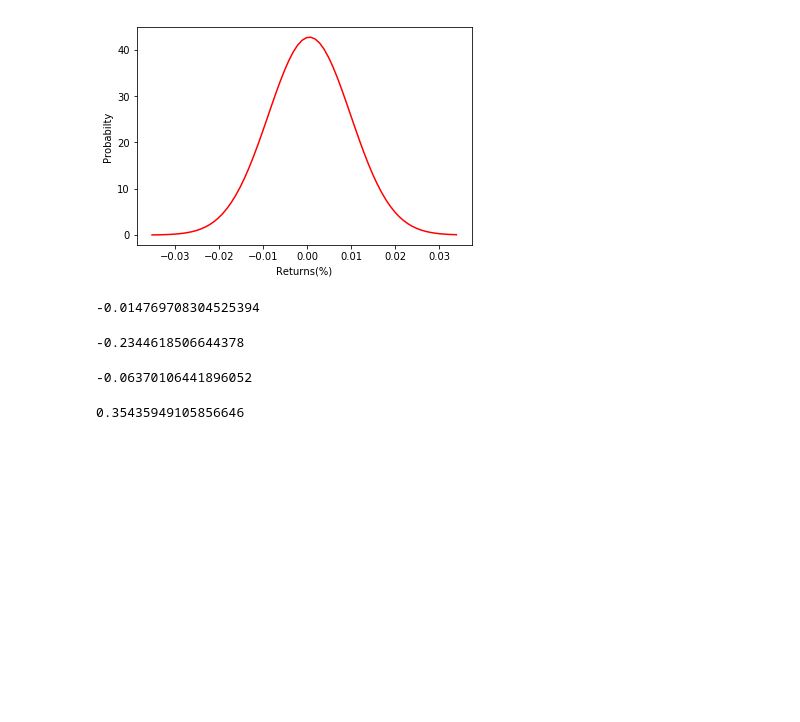
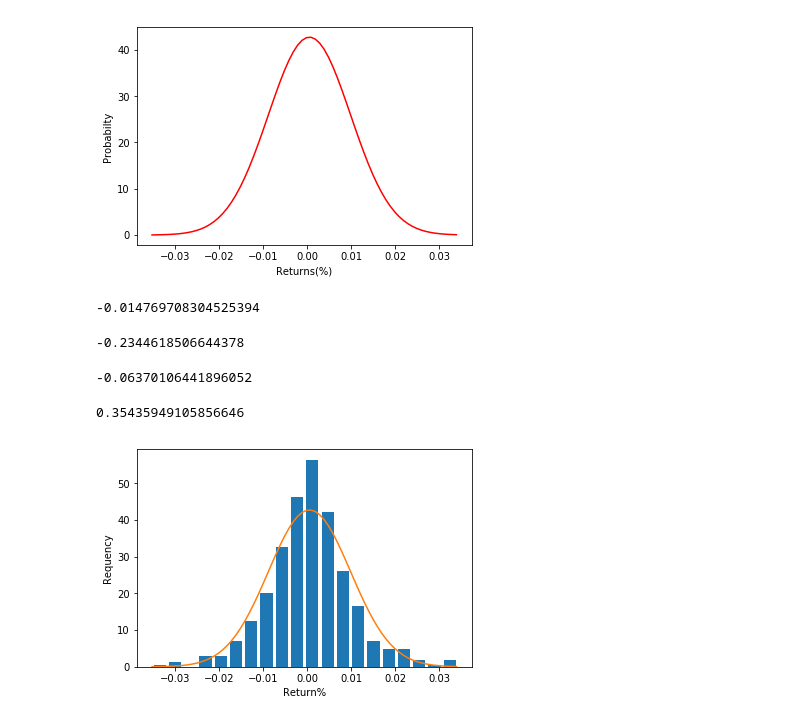
Before and after one commit to nafissaad/Tutorial1, a Jupyter notebook: Tutorial/My projects/My Portfolio/My portfolio value at risk.ipynb, the cells around one changed output. Drawn from its saved outputs; the diff is of its cells as text; code cells hidden in the pictures; blank space fills up the shorter version.

```diff
--- a/Tutorial/My projects/My Portfolio/My portfolio value at risk.ipynb
+++ b/Tutorial/My projects/My Portfolio/My portfolio value at risk.ipynb
@@ -161,3 +163,11 @@ lower*252
 higher*252
 # %% [output]
 0.35435949105856646
+# %%
+plt.hist(returns, bins=20,rwidth=0.8,density=True,)
+plt.plot(x,norm_dist)
+plt.xlabel('Return%')
+plt.ylabel('Requency')
+plt.show()
+# %% [output]
+[figure, added]
```
Also changed, not shown: parts of 2 cells of this notebook.
